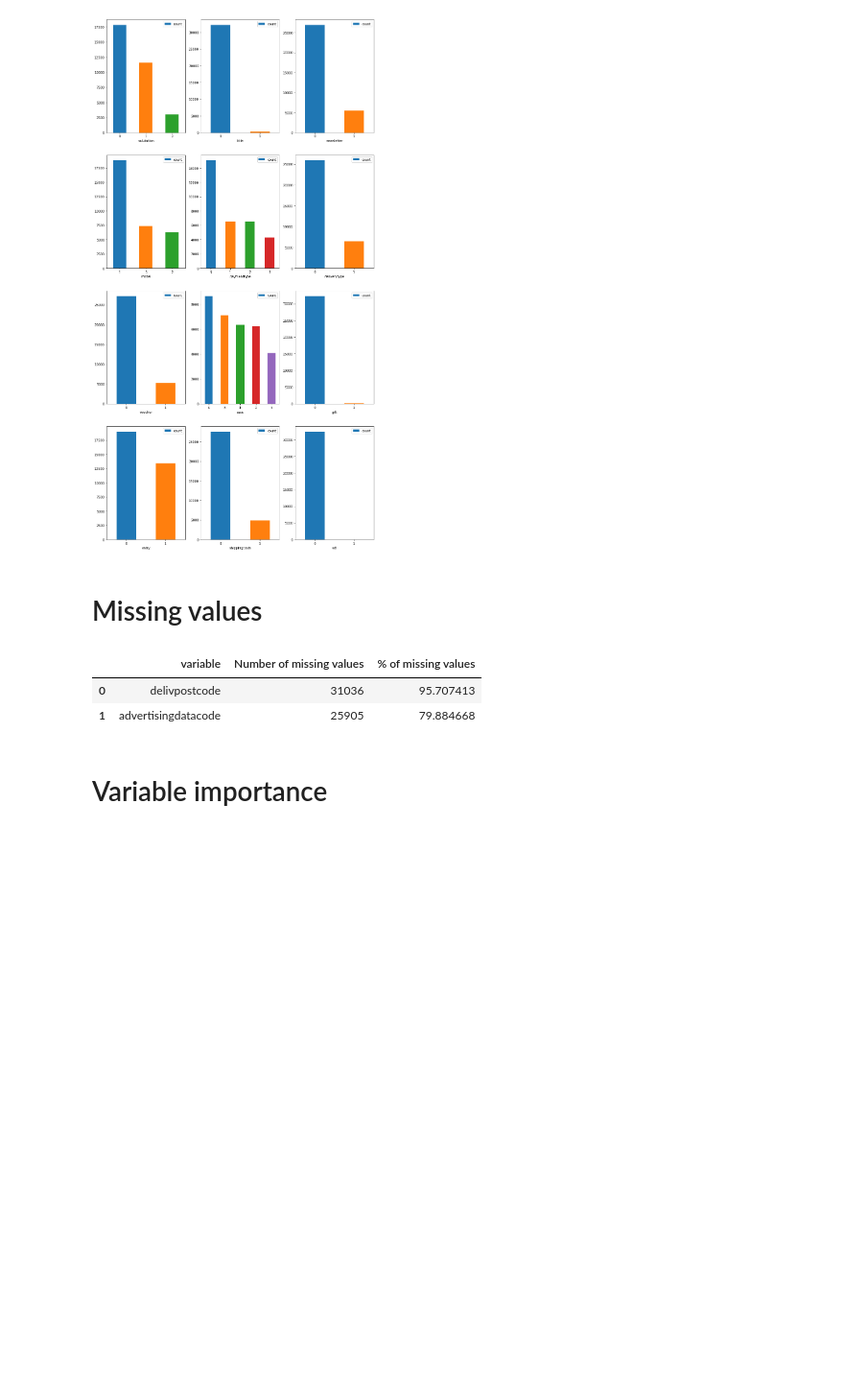
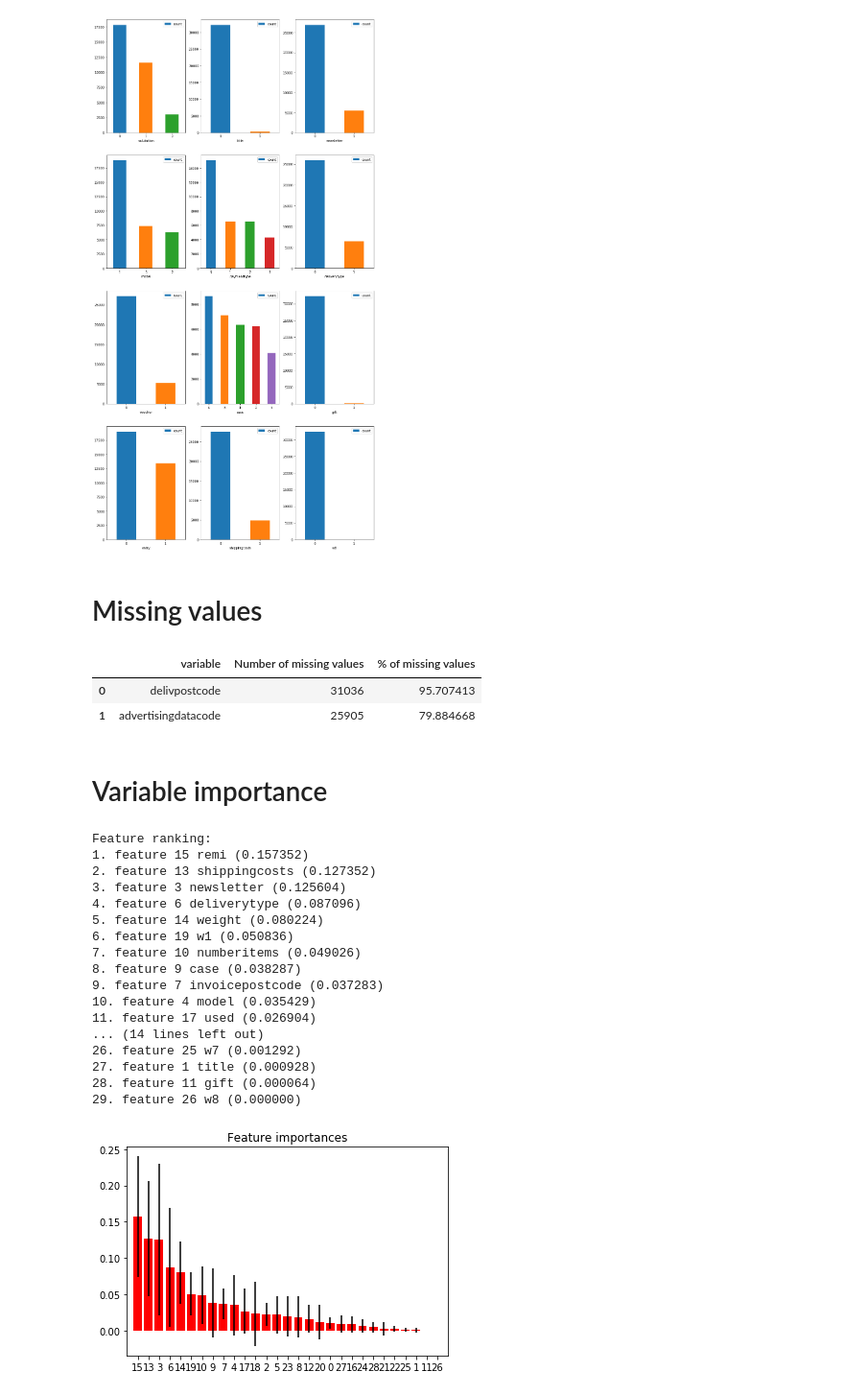
Before and after one commit to Jane-Tran/hong_notebooks, a Jupyter notebook: python/auto_eda.ipynb, the cells around one changed output. Shown at 96% size. Saved outputs shown, nothing was run; the diff lists cells and outputs as text; code cells hidden in the pictures; blank space fills up the shorter version.

```diff
--- a/python/auto_eda.ipynb
+++ b/python/auto_eda.ipynb
@@ -289,0 +281,49 @@ df_missing
+# %%
+from sklearn.ensemble import RandomForestClassifier
+
+ls_sel_feat = [cname for cname in df.columns if cname not in ["target90", "delivpostcode", "advertisingdatacode"]]
+df_notnull = df[df[var].notnull()]
+X = df_notnull[ls_sel_feat].loc[:, "salutation": "w10"].as_matrix()
+y = df_notnull["target90"].tolist()
+
+clf = RandomForestClassifier(max_depth=5, random_state=0)
+clf.fit(X, y)
+
+importances = clf.feature_importances_
+std = np.std([tree.feature_importances_ for tree in clf.estimators_],
+             axis=0)
+indices = np.argsort(importances)[::-1]
+
+# Print the feature ranking
+print("Feature ranking:")
+
+for f in range(X.shape[1]):
+    print("%d. feature %d %s (%f)" % (f + 1, indices[f], ls_sel_feat[indices[f]], importances[indices[f]]))
+
+# Plot the feature importances of the forest
+plt.figure()
+plt.title("Feature importances")
+plt.bar(range(X.shape[1]), importances[indices],
+       color="r", yerr=std[indices], align="center")
+plt.xticks(range(X.shape[1]), indices)
+plt.xlim([-1, X.shape[1]])
+plt.show()
+# %% [output]
+Feature ranking:
+1. feature 15 remi (0.157352)
+2. feature 13 shippingcosts (0.127352)
+3. feature 3 newsletter (0.125604)
+4. feature 6 deliverytype (0.087096)
+5. feature 14 weight (0.080224)
+6. feature 19 w1 (0.050836)
+7. feature 10 numberitems (0.049026)
+8. feature 9 case (0.038287)
+9. feature 7 invoicepostcode (0.037283)
+10. feature 4 model (0.035429)
+11. feature 17 used (0.026904)
+... (14 lines left out)
+26. feature 25 w7 (0.001292)
+27. feature 1 title (0.000928)
+28. feature 11 gift (0.000064)
+29. feature 26 w8 (0.000000)
+[figure, added]
```
Also changed, not shown: parts of 5 cells of this notebook.
